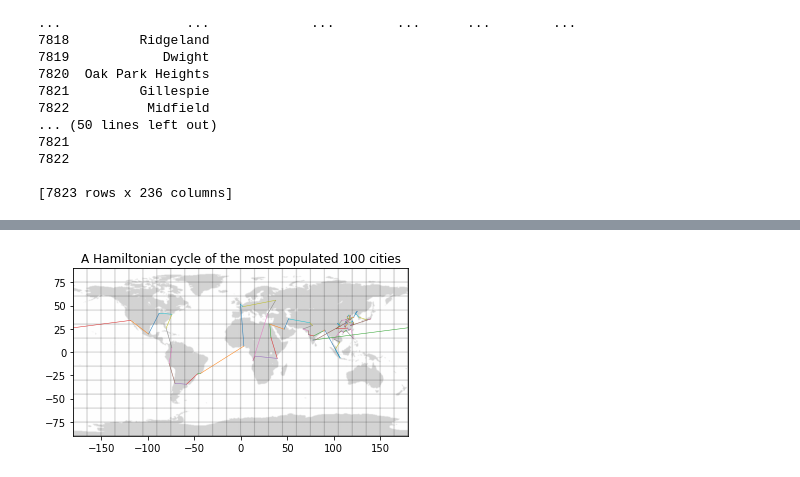
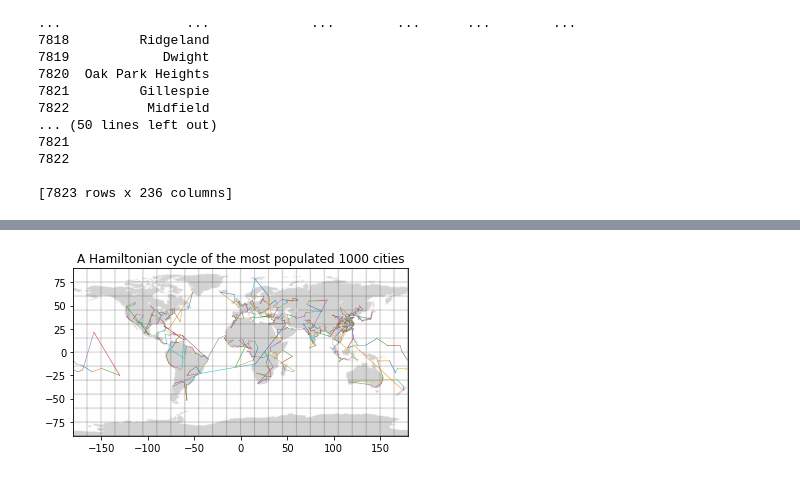
Before and after one commit to Aidan23Smith/Seeing-a-Connected-World, a Jupyter notebook: Seeing a Connected World.ipynb, the cells around one changed output, grey strips where cells are left out. Drawn from its saved outputs; the diff is of its cells as text; code cells hidden in the pictures.

```diff
--- a/Seeing a Connected World.ipynb
+++ b/Seeing a Connected World.ipynb
@@ -107,8 +124,8 @@ def addmap():
     img = plt.imread("worldmap.png")
     plt.imshow(img, extent=[-180, 180, -90, 90])
 # %%
-#Finds and plots the closest 5 cities for the most populated countries (takes too long to do them all)
-numcity = 10000
+#Finds and plots the closest 5 cities for the most populated countries
+numcity = 1000
 reduced = everything.head(numcity)
 redlen = numcity
 
@@ -227,9 +250,9 @@ for res in close.get(name + str(choice)):
 # plt.title('A minimum spanning tree of the most populated ' + str(numcity) + ' cities')
 # plt.savefig('minconnectedalt.png', dpi=400)
 # %%
-#Plots a minimum spanning tree for the most populated countries (takes too long to do them all)
+#Plots a minimum spanning tree for the most populated countries
 
-numcity = 100
+numcity = 1000
 reduced = everything.head(numcity)
 
 lats = np.array(reduced.get('lat'))
@@ -493,9 +396,10 @@ def check(done, branch):
             best = distance
     return(res)
 # %%
-#Plots a minimum spanning tree for the most populated countries (takes too long to do them all)
+#Plots a Hamiltonian Cycle for the most populated countries
+#Breaking the minimum tree into branches which are checked against all possible possitions in the tree currently created to see where is best to add it
 
-numcity = 100
+numcity = 1000
 reduced = everything.head(numcity)
 
 global lats
@@ -531,14 +435,11 @@ while count < numcity-1:
             inwhich[j] = inwhich[op2]
         whichtree[temp] = []
 
-
         count+=1
         edgelist[op1] = edgelist[op1] + [op2]
         edgelist[op2] = edgelist[op2] + [op1]
-
     i+=1
 
-#Plots a Hamiltonian Cycle for the most populated countries (takes too long to do them all)
 
 done = [-1, 0]
 current = 0
@@ -549,32 +450,34 @@ branch = []
 
 while len(done)<numcity+1:
     nex = [x for x in edgelist[current] if x not in done + branch]
     if nex != []:
         if len(nex) > 1:
             repeat.append(current)
 
         nex = nex[0]
         branch += [nex]
 
         current = nex
     else:
         if count != 0:
             pos = check(done, branch)
             done = done[:pos+1] + branch + done[pos+1:]
         else:
             done += branch
         branch = []
         if len(done) < numcity+1:
             current = repeat[count]
             count += 1
 
 
 done = done[1:]
+distance = 0
 for i in range(numcity):
     plot(longs[done[i-1]], longs[done[i]], lats[done[i-1]], lats[done[i]])
+    distance += dist(longs[done[i-1]], longs[done[i]], lats[done[i-1]], lats[done[i]])
 
 addmap()
 plt.title('A Hamiltonian cycle of the most populated ' + str(numcity) + ' cities')
-plt.savefig('worldcycle.png', dpi=400)
+plt.savefig('bestworldcycle.png', dpi=400)
 # %% [output]
-[figure, old version]
+[figure, new version]
```
Also changed, not shown: parts of 27 cells of this notebook, 31 other files.
